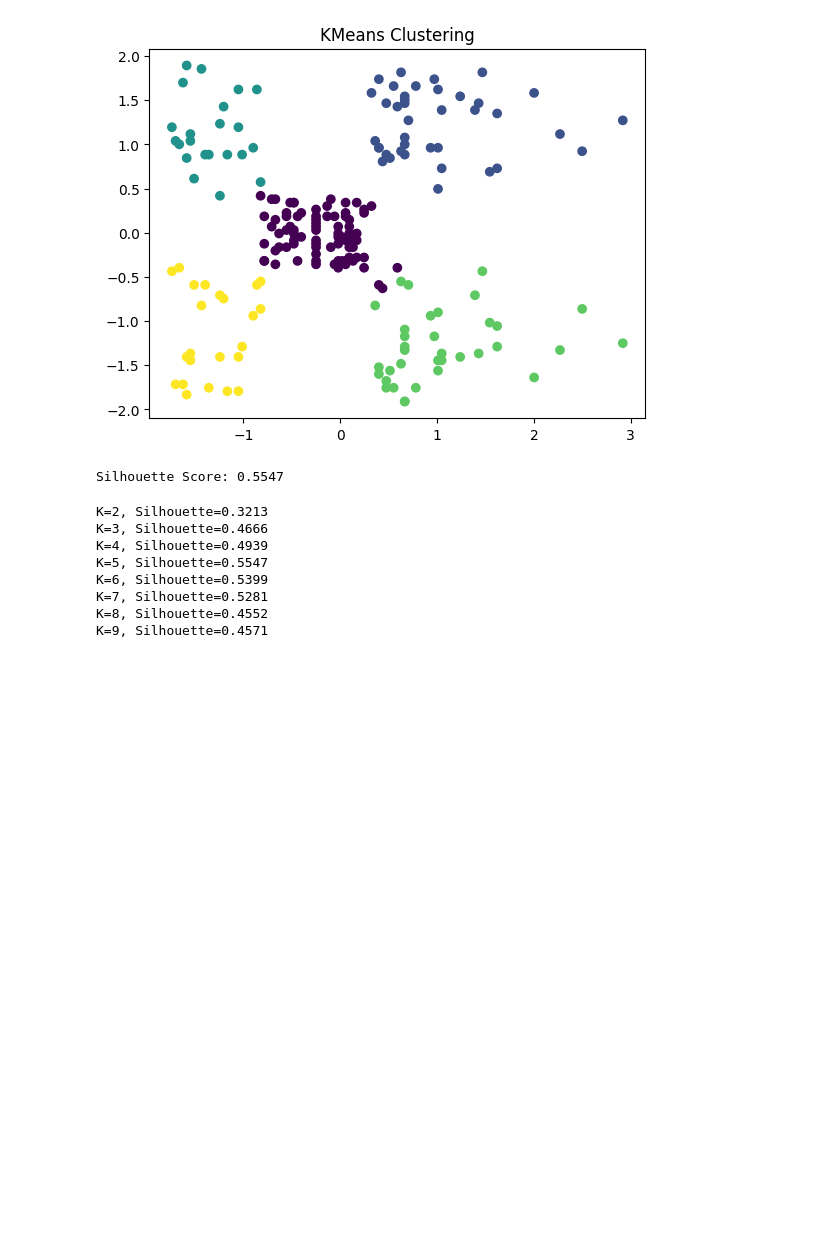
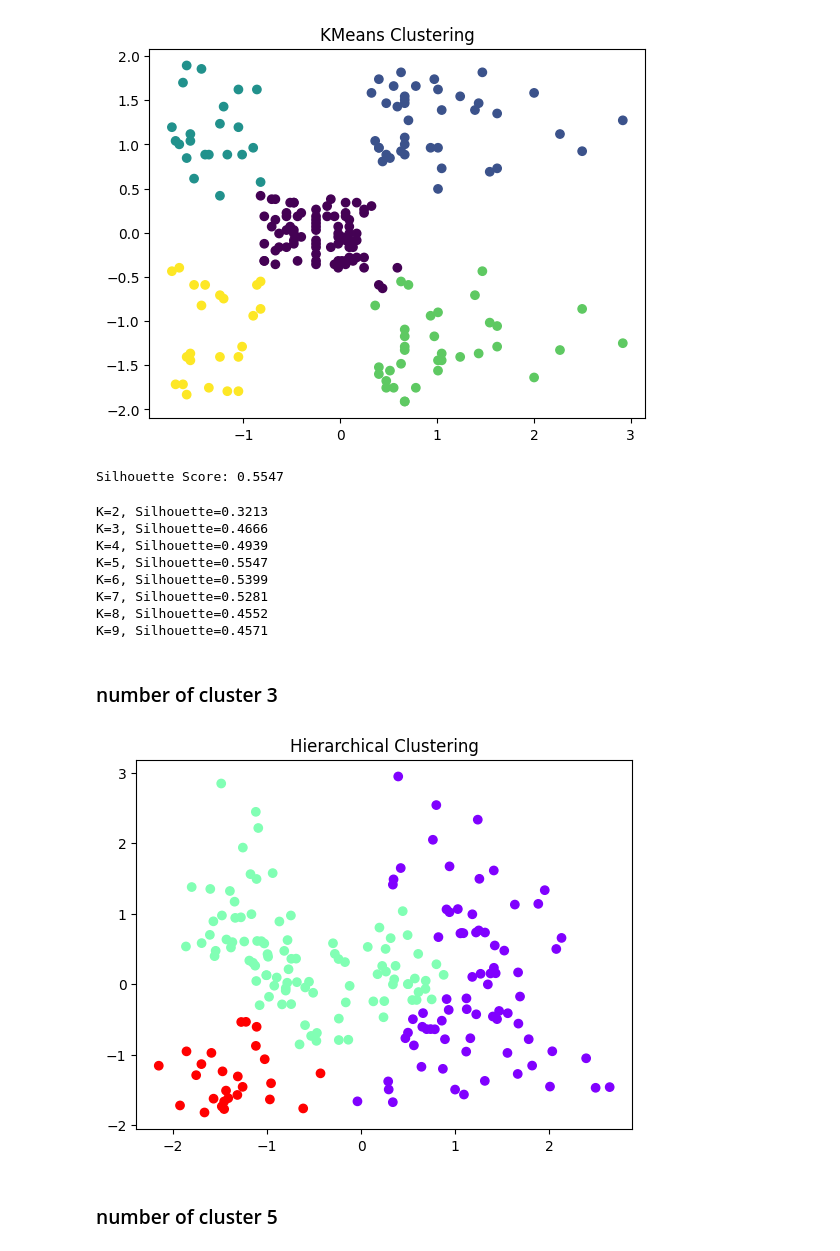
Before and after one commit to Yasir-Aladwani/clustering-mini-project, a Jupyter notebook: clustering_mini_project.ipynb, the cells around one changed output. Cells and saved outputs as stored; diff of their text form; code cells hidden in the pictures; blank space fills up the shorter version.

Commit message:
Add Hierarchical Clustering

```diff
--- a/clustering_mini_project.ipynb
+++ b/clustering_mini_project.ipynb
@@ -113,3 +114,10 @@ K=6, Silhouette=0.5399
 K=7, Silhouette=0.5281
 K=8, Silhouette=0.4552
 K=9, Silhouette=0.4571
+# %%
+scaler = StandardScaler()
+df_stand = scaler.fit_transform(df[["Age","Annual Income (k$)","Spending Score (1-100)"]])
+# %%
+pca = PCA(n_components=2)
+
+df_pca = pca.fit_transform(df_stand)
@@ -115,0 +126,12 @@ K=9, Silhouette=0.4571
+# %% [markdown]
+<h3> number of cluster 3
+# %%
+hc = AgglomerativeClustering(n_clusters=3)
+
+clusters_hc = hc.fit_predict(df_pca)
+# %%
+plt.scatter(df_pca[:,0], df_pca[:,1], c=clusters_hc, cmap="rainbow")
+plt.title("Hierarchical Clustering")
+plt.show()
+# %% [output]
+[figure, added]
@@ -115,0 +140,2 @@ K=9, Silhouette=0.4571
+# %% [markdown]
+<h3> number of cluster 5
```
Also changed, not shown: parts of 25 cells of this notebook.
